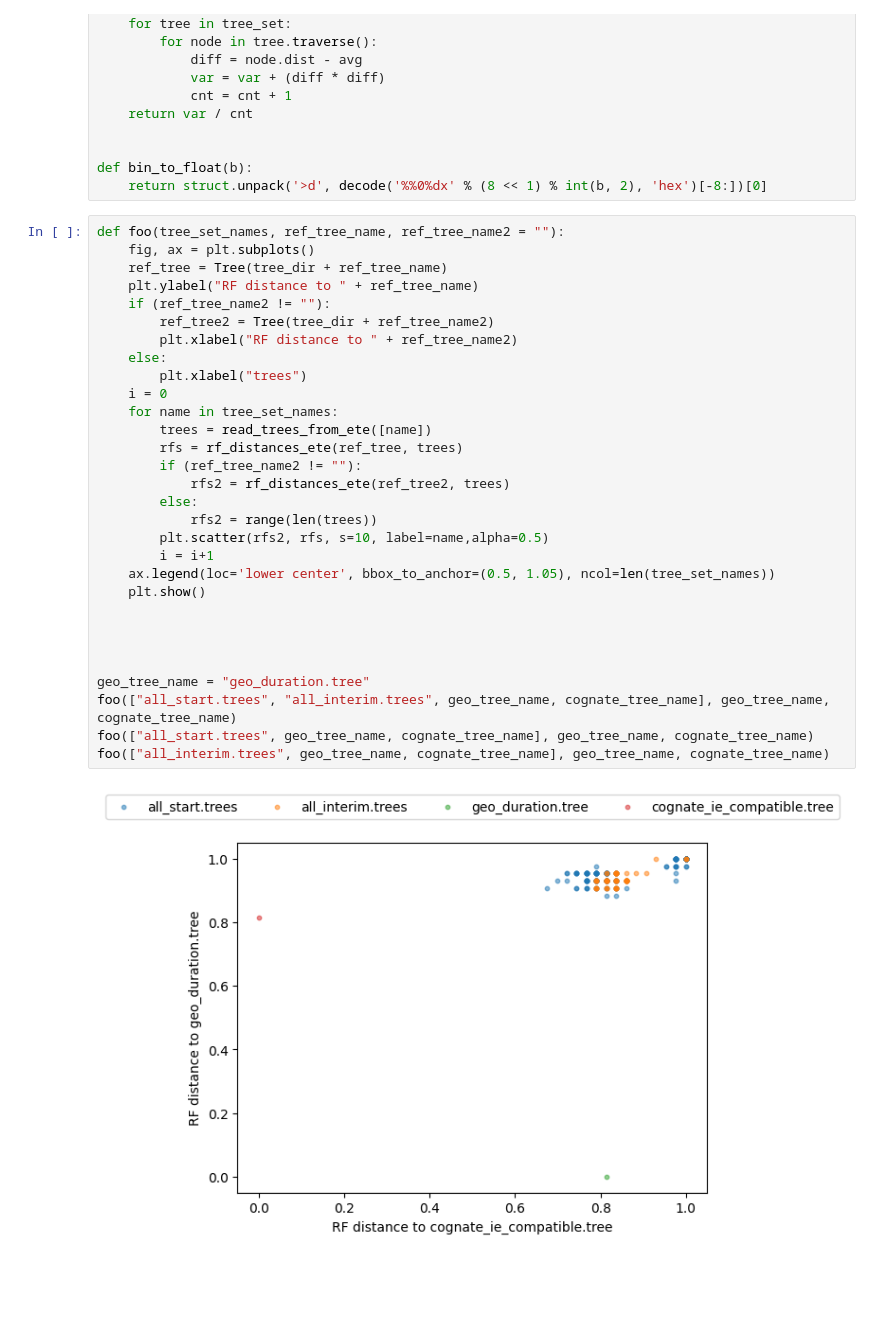
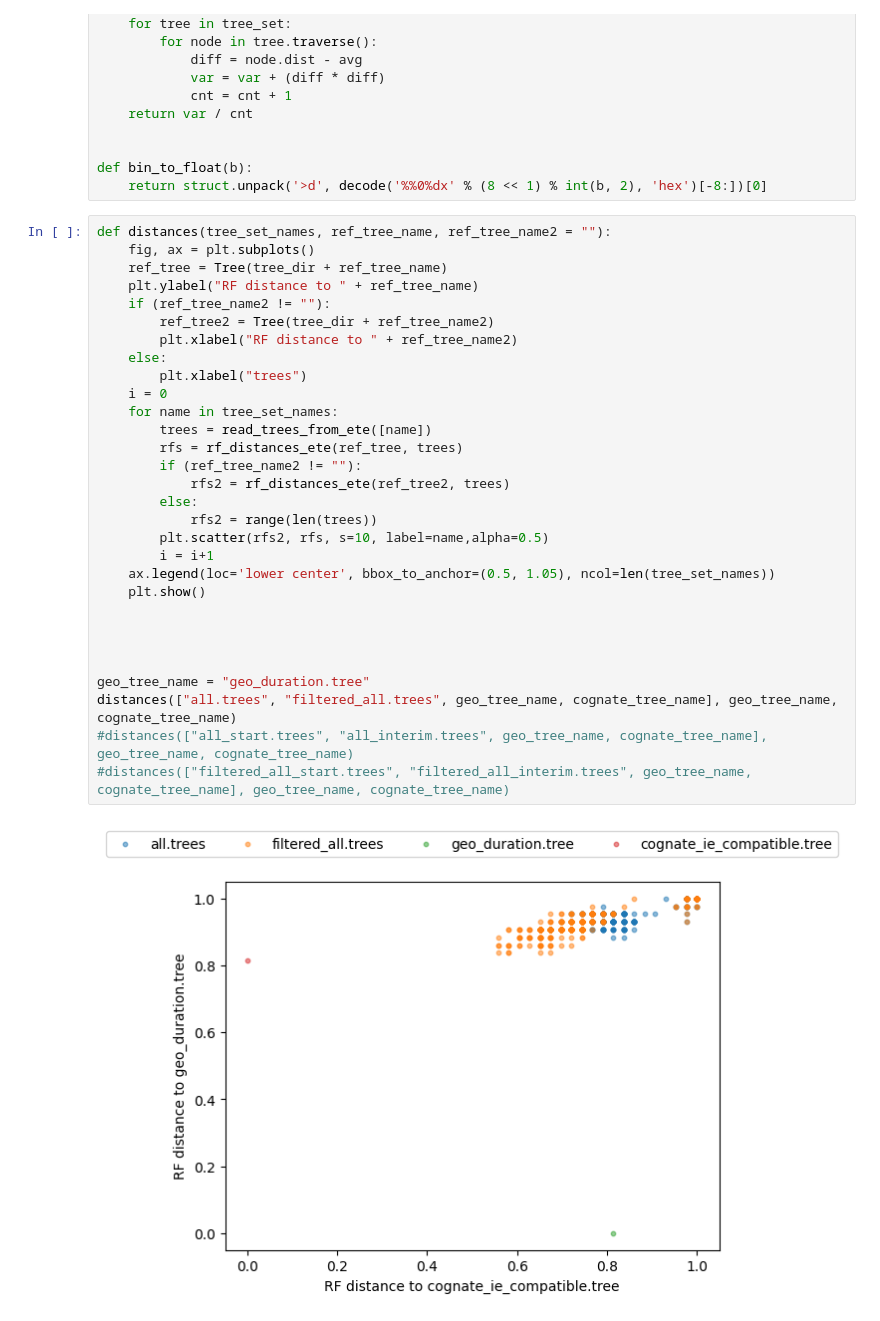
Before and after one commit to luisevonderwiese/mt_scripts, a Jupyter notebook: TreeSpaceAnalysis.ipynb, the cells around one changed output. Cells and saved outputs as stored; diff of their text form; blank space fills up the shorter version.

Commit message:
Add analysis for tree space with filtered alignment

```diff
--- a/TreeSpaceAnalysis.ipynb
+++ b/TreeSpaceAnalysis.ipynb
@@ -501,34 +501,34 @@ def variance_branch_length(tree_set):
 def bin_to_float(b):
     return struct.unpack('>d', decode('%%0%dx' % (8 << 1) % int(b, 2), 'hex')[-8:])[0]
 # %%
-def foo(tree_set_names, ref_tree_name, ref_tree_name2 = ""):
+def distances(tree_set_names, ref_tree_name, ref_tree_name2 = ""):
     fig, ax = plt.subplots()
     ref_tree = Tree(tree_dir + ref_tree_name)
     plt.ylabel("RF distance to " + ref_tree_name)
     if (ref_tree_name2 != ""):
         ref_tree2 = Tree(tree_dir + ref_tree_name2)
         plt.xlabel("RF distance to " + ref_tree_name2)
     else:
         plt.xlabel("trees")
     i = 0
     for name in tree_set_names:
         trees = read_trees_from_ete([name])
         rfs = rf_distances_ete(ref_tree, trees)
         if (ref_tree_name2 != ""):
             rfs2 = rf_distances_ete(ref_tree2, trees)
         else:
             rfs2 = range(len(trees))
         plt.scatter(rfs2, rfs, s=10, label=name,alpha=0.5)
         i = i+1
     ax.legend(loc='lower center', bbox_to_anchor=(0.5, 1.05), ncol=len(tree_set_names))
     plt.show()
 
 
 
 
 geo_tree_name = "geo_duration.tree"
-foo(["all_start.trees", "all_interim.trees", geo_tree_name, cognate_tree_name], geo_tree_name, cognate_tree_name)
-foo(["all_start.trees", geo_tree_name, cognate_tree_name], geo_tree_name, cognate_tree_name)
-foo(["all_interim.trees", geo_tree_name, cognate_tree_name], geo_tree_name, cognate_tree_name)
+distances(["all.trees", "filtered_all.trees", geo_tree_name, cognate_tree_name], geo_tree_name, cognate_tree_name)
+#distances(["all_start.trees", "all_interim.trees", geo_tree_name, cognate_tree_name], geo_tree_name, cognate_tree_name)
+#distances(["filtered_all_start.trees", "filtered_all_interim.trees", geo_tree_name, cognate_tree_name], geo_tree_name, cognate_tree_name)
 # %% [output]
-[figure, old version]
+[figure, new version]
```
Also changed, not shown: parts of 6 cells of this notebook, 53 other files.
